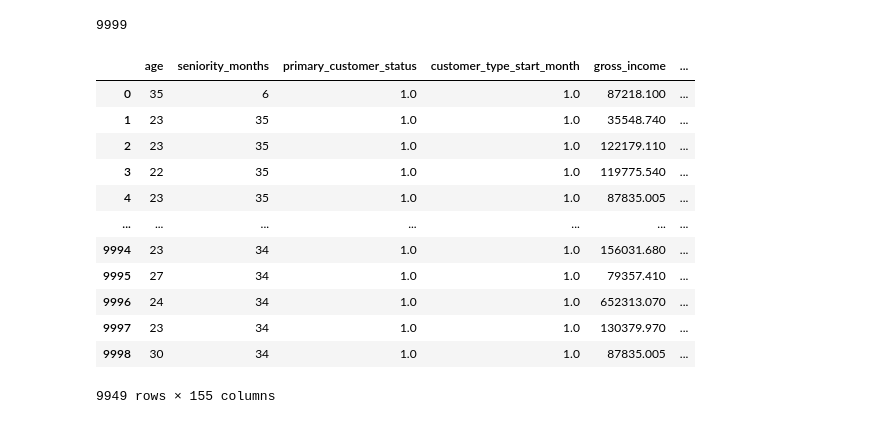
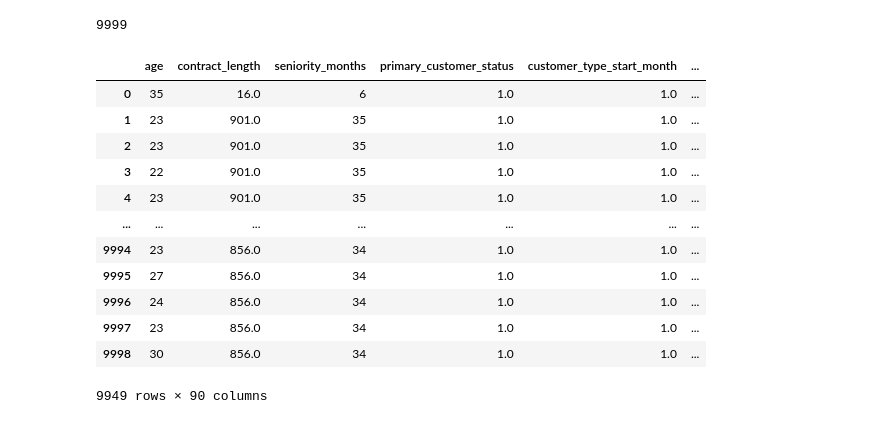
Before and after one commit to ChinSekYi/OpenAYEye, a Jupyter notebook: notebook/reco_system/Additional cleaning.ipynb, the cells around one changed output. Saved outputs shown, nothing was run; the diff lists cells and outputs as text; code cells hidden in the pictures.

```diff
--- a/notebook/reco_system/Additional cleaning.ipynb
+++ b/notebook/reco_system/Additional cleaning.ipynb
@@ -1,22 +23,19 @@
 # %%
-# Airbnb Data Preparation and Cleaning Workshop
+df = pd.read_csv("renamed_reco_train.csv")
 
-import pandas as pd
-import numpy as np
-import matplotlib.pyplot as plt
-import seaborn as sns
-from sklearn.tree import DecisionTreeClassifier
-import math
-from statistics import median
+date_columns = ['report_date', 'contract_start_date']  # Add any other date columns if necessary
+for col in date_columns:
+    df[col] = pd.to_datetime(df[col], errors='coerce')
+# Calculate the difference in days
+df['contract_length'] = (df['report_date'] - df['contract_start_date']).dt.days
 
-df = pd.read_csv("renamed_reco_train.csv")
-df.head(10)
-len(df)
-#remove report date as they are all the same
-df['report_date'].unique()
-df = df.drop('report_date', axis='columns')
-# remove customer index remove
-df = df.drop("customer_id", axis='columns')
+# Insert 'contract_length' in the same spot as 'contract_start_date'
+start_date_index = df.columns.get_loc('contract_start_date')
+df.insert(start_date_index, 'contract_length', df.pop('contract_length'))
+
+# Drop the original 'contract_start_date' and 'report_date' columns
+df = df.drop(['contract_start_date', 'report_date', 'customer_id'], axis='columns')
+#replace missing values in gross income and age with median of distribution
 count = df['gross_income'].isna().sum()
 df['gross_income'] = df['gross_income'].fillna(df['gross_income'].median())
 df.head(10)
@@ -47,8 +66,6 @@ df = df.dropna(subset=["country_residence"])
 len(df)
 df['gender'].unique()
 # binary one hot encode
-df['contract_start_date'].unique()
-#one hot encoding for many variables
 df['new_customer_index'].unique()
 # binary one hot encode
 df['seniority_months'].unique()
@@ -58,44 +75,47 @@ for i in df['seniority_months']:
     new.append(int(i))
 df['seniority_months'] = new
 
 df['customer_relation_type'].unique()
 # binary one hot encode
 df['residence_index'].unique()
 # binary one hot encode
 df['foreigner_index'].unique()
 # binary one hot encode
 df['join_channel'].unique()
 #one hot encoding for many variables
 df['deceased_index'].unique()
 # binary one hot encode
 df['province_name'].unique()
 #one hot encoding for many variables
 df['customer_segment'].unique()
 #one hot encoding for many variables
 df['employee_index'].unique()
 df = df.drop('employee_index', axis='columns')
-df = pd.get_dummies(df, columns=['customer_segment','province_name','join_channel','country_residence', 'contract_start_date'], dtype = int)
+df = pd.get_dummies(df, columns=['customer_segment','province_name','join_channel','country_residence'], dtype = int)
 #one hot encoding for many variables
 df = pd.get_dummies(df, columns=['deceased_index','foreigner_index','residence_index','customer_relation_type','gender','new_customer_index' ], drop_first=True, dtype = int)
 # binary one hot encode
 df
 cols = df.columns.tolist()
 cols
 cols = cols[:5]+cols[9:] + cols[5:9]
 df = df[cols]
+# Move 'account' column to the last position
+account_column = df.pop('account')  # Remove the column and save it
+df['account'] = account_column
 df
 # %% [output]
 9999
-|  | age | seniority_months | primary_customer_status | customer_type_start_month | gross_income | ... |
-| 0 | 35 | 6 | 1.0 | 1.0 | 87218.100 | ... |
-| 1 | 23 | 35 | 1.0 | 1.0 | 35548.740 | ... |
-| 2 | 23 | 35 | 1.0 | 1.0 | 122179.110 | ... |
-| 3 | 22 | 35 | 1.0 | 1.0 | 119775.540 | ... |
-| 4 | 23 | 35 | 1.0 | 1.0 | 87835.005 | ... |
+|  | age | contract_length | seniority_months | primary_customer_status | customer_type_start_month | ... |
+| 0 | 35 | 16.0 | 6 | 1.0 | 1.0 | ... |
+| 1 | 23 | 901.0 | 35 | 1.0 | 1.0 | ... |
+| 2 | 23 | 901.0 | 35 | 1.0 | 1.0 | ... |
+| 3 | 22 | 901.0 | 35 | 1.0 | 1.0 | ... |
+| 4 | 23 | 901.0 | 35 | 1.0 | 1.0 | ... |
 | ... | ... | ... | ... | ... | ... | ... |
-| 9994 | 23 | 34 | 1.0 | 1.0 | 156031.680 | ... |
-| 9995 | 27 | 34 | 1.0 | 1.0 | 79357.410 | ... |
-| 9996 | 24 | 34 | 1.0 | 1.0 | 652313.070 | ... |
-| 9997 | 23 | 34 | 1.0 | 1.0 | 130379.970 | ... |
-| 9998 | 30 | 34 | 1.0 | 1.0 | 87835.005 | ... |
+| 9994 | 23 | 856.0 | 34 | 1.0 | 1.0 | ... |
+| 9995 | 27 | 856.0 | 34 | 1.0 | 1.0 | ... |
+| 9996 | 24 | 856.0 | 34 | 1.0 | 1.0 | ... |
+| 9997 | 23 | 856.0 | 34 | 1.0 | 1.0 | ... |
+| 9998 | 30 | 856.0 | 34 | 1.0 | 1.0 | ... |
-9949 rows × 155 columns
+9949 rows × 90 columns
```
Also changed, not shown: parts of 6 cells of this notebook.
